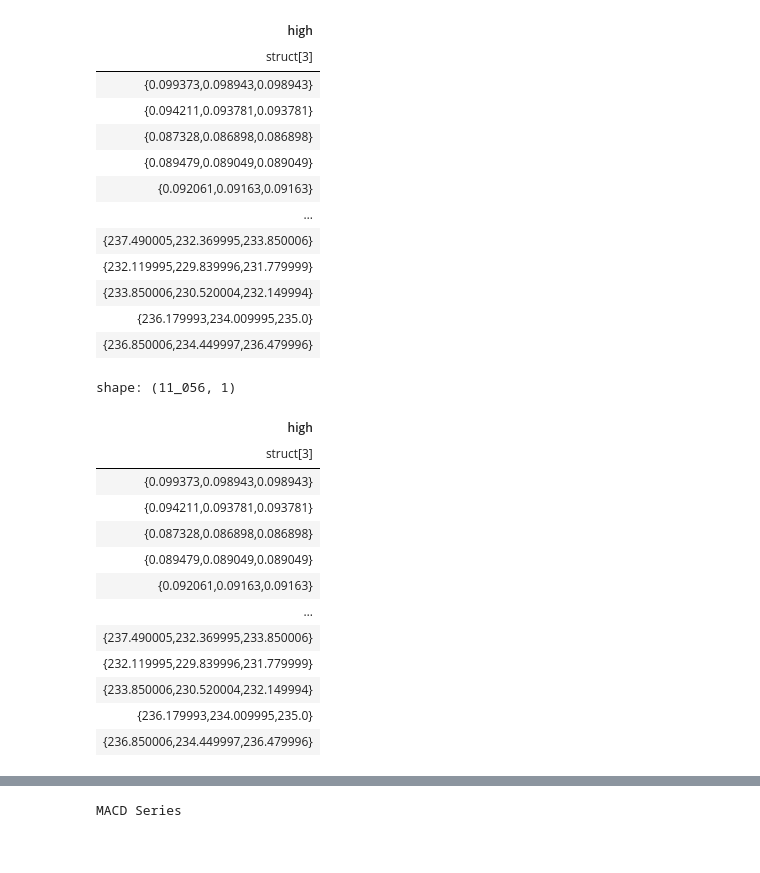
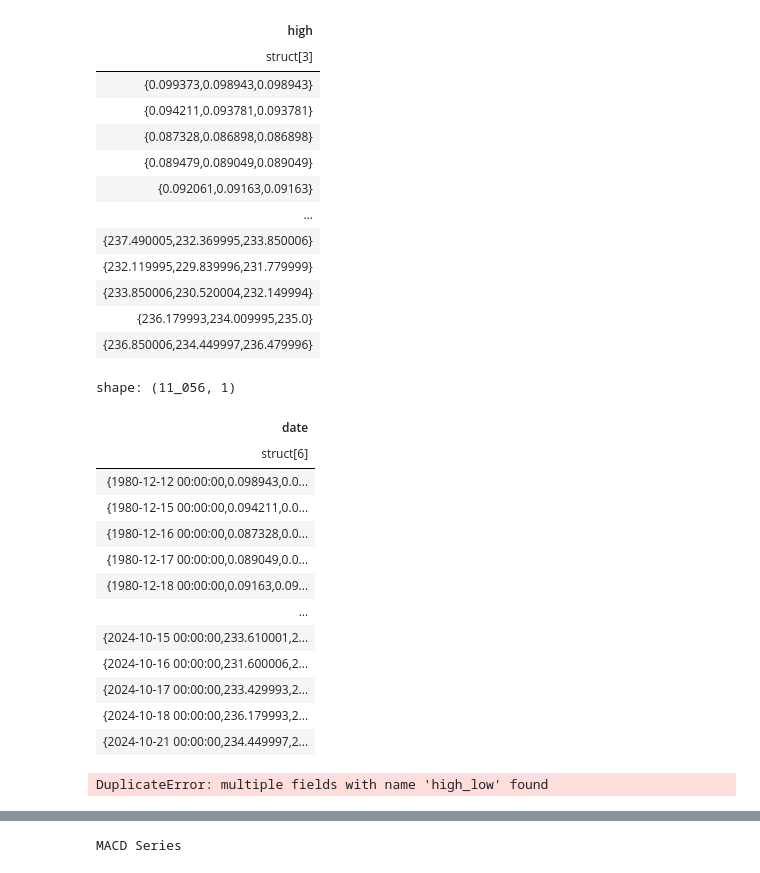
Before and after one commit to furechan/mintalib, a Jupyter notebook: miscellanous/mintalib-polars.ipynb, the cells around one changed output, grey strips where cells are left out. Saved outputs shown, nothing was run; the diff lists cells and outputs as text; code cells hidden in the pictures.

```diff
--- a/miscellanous/mintalib-polars.ipynb
+++ b/miscellanous/mintalib-polars.ipynb
@@ -250,22 +250,28 @@ shape: (11_056, 1)
 | {233.850006,230.520004,232.149994} |
 | {236.179993,234.009995,235.0} |
 | {236.850006,234.449997,236.479996} |
+# %%
+prices.select(
+    pl.struct(pl.col("*"))
+)
+# %% [output]
+shape: (11_056, 1)
+| date |
+| struct[6] |
+| {1980-12-12 00:00:00,0.098943,0.0... |
+| {1980-12-15 00:00:00,0.094211,0.0... |
+| {1980-12-16 00:00:00,0.087328,0.0... |
+| {1980-12-17 00:00:00,0.089049,0.0... |
+| {1980-12-18 00:00:00,0.09163,0.09... |
+| … |
+| {2024-10-15 00:00:00,233.610001,2... |
+| {2024-10-16 00:00:00,231.600006,2... |
+| {2024-10-17 00:00:00,233.429993,2... |
+| {2024-10-18 00:00:00,236.179993,2... |
+| {2024-10-21 00:00:00,234.449997,2... |
 # %%
 prices.select(
-    pl.struct([pl.col("high"), pl.col("low"), pl.col("close")])
+    pl.struct(pl.col("high", "low")).alias("high_low")
 )
 # %% [output]
-shape: (11_056, 1)
+DuplicateError: multiple fields with name 'high_low' found
-| high |
-| struct[3] |
-| {0.099373,0.098943,0.098943} |
-| {0.094211,0.093781,0.093781} |
-| {0.087328,0.086898,0.086898} |
-| {0.089479,0.089049,0.089049} |
-| {0.092061,0.09163,0.09163} |
-| … |
-| {237.490005,232.369995,233.850006} |
-| {232.119995,229.839996,231.779999} |
-| {233.850006,230.520004,232.149994} |
-| {236.179993,234.009995,235.0} |
-| {236.850006,234.449997,236.479996} |
```
Also changed, not shown: parts of 2 cells of this notebook, 7 other files.
